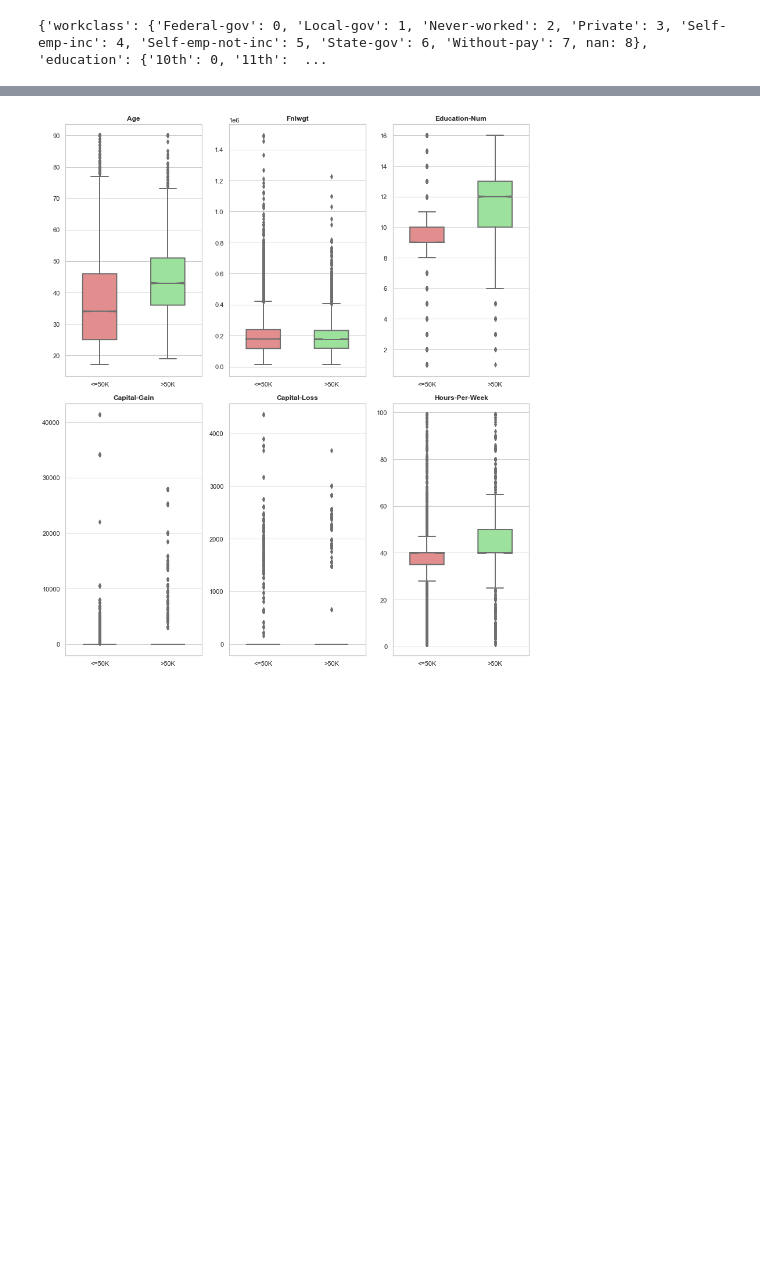
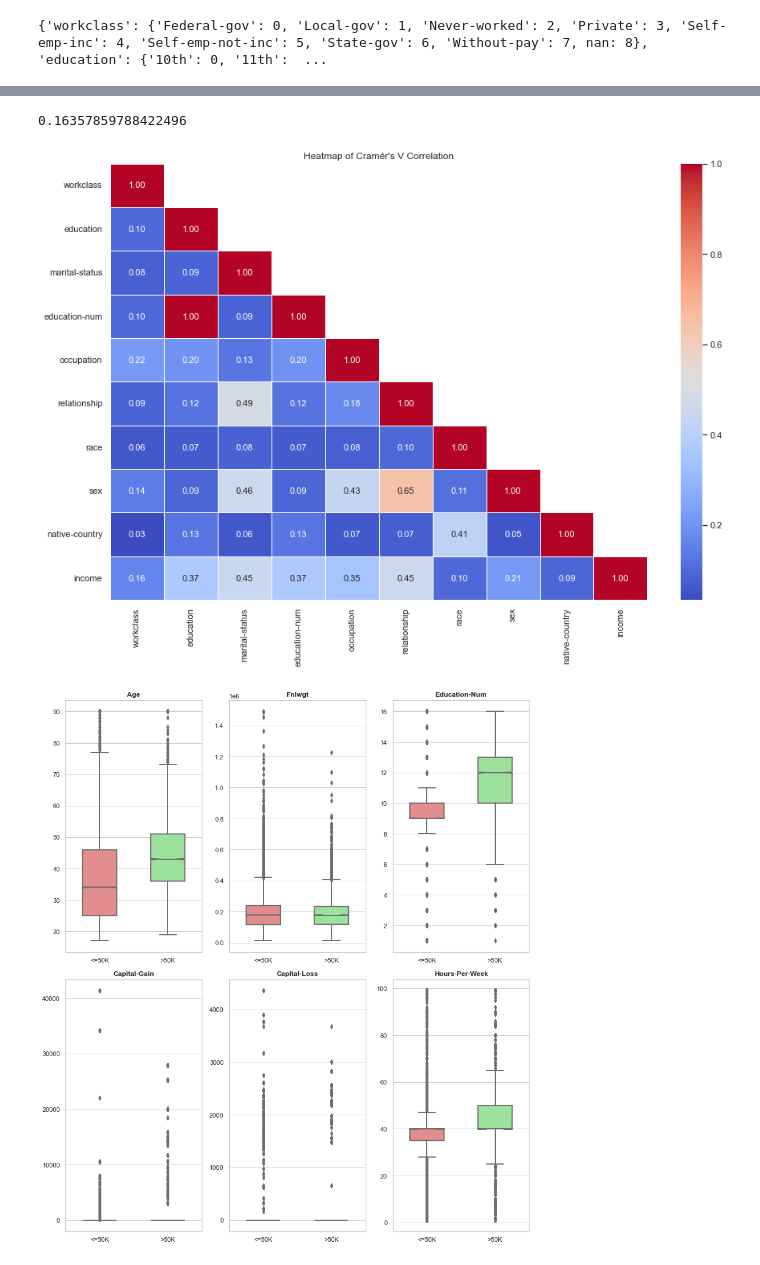
Before and after one commit to Paulina-Iwach/Data_Mining_Project, a Jupyter notebook: Project1.ipynb, the cells around one changed output, grey strips where cells are left out. Saved outputs shown, nothing was run; the diff lists cells and outputs as text; code cells hidden in the pictures; blank space fills up the shorter version.

```diff
--- a/Project1.ipynb
+++ b/Project1.ipynb
@@ -258,3 +262,64 @@ heat_map = sns.heatmap( corr,
+# %%
+def cramers_v(x, y):
+    confusion_matrix = pd.crosstab(x,y)
+    chi2 = ss.chi2_contingency(confusion_matrix)[0]
+    n = confusion_matrix.sum().sum()
+    phi2 = chi2/n
+    r,k = confusion_matrix.shape
+    phi2corr = max(0, phi2-((k-1)*(r-1))/(n-1))
+    rcorr = r-((r-1)**2)/(n-1)
+    kcorr = k-((k-1)**2)/(n-1)
+    return np.sqrt(phi2corr/min((kcorr-1),(rcorr-1)))
+
+cramers_v(df['workclass'],df['income'])
+# %% [output]
+0.16357859788422496
+# %%
+import pandas as pd
+import numpy as np
+import scipy.stats as ss
+import seaborn as sns
+import matplotlib.pyplot as plt
+from itertools import product
+
+def cramers_v(confusion_matrix):
+    """ calculate Cramers V statistic for categorial-categorial association.
+        uses correction from Bergsma and Wicher,
+        Journal of the Korean Statistical Society 42 (2013): 323-328
+    """
+    chi2 = ss.chi2_contingency(confusion_matrix)[0]
+    n = confusion_matrix.sum().sum()  # total sum of the matrix
+    phi2 = chi2 / n
+    r, k = confusion_matrix.shape
+    phi2corr = max(0, phi2 - ((k-1)*(r-1))/(n-1))
+    rcorr = r - ((r-1)**2)/(n-1)
+    kcorr = k - ((k-1)**2)/(n-1)
+    return np.sqrt(phi2corr / min((kcorr-1), (rcorr-1)))
+
+columns_to_analyze = ['workclass', 'education', 'marital-status', 'education-num',
+                      'occupation', 'relationship', 'race', 'sex', 'native-country', 'income']
+correlation_matrix = pd.DataFrame(index=columns_to_analyze, columns=columns_to_analyze)
+
+
+for col1 in columns_to_analyze:
+    for col2 in columns_to_analyze:
+        if col1 != col2:
+            confusion_matrix = pd.crosstab(df[col1], df[col2])
+            correlation_matrix.loc[col1, col2] = cramers_v(confusion_matrix.values)
+        else:
+            correlation_matrix.loc[col1, col2] = 1.0
+
+plt.figure(figsize=(15,10))
+#np.fill_diagonal(correlation_matrix.values, 1)
+correlation_matrix = correlation_matrix.astype(float)  # upewnij się, że wartości są typu float
+sns.heatmap(correlation_matrix, annot=True, cmap='coolwarm', fmt=".2f",
+            mask=np.triu(correlation_matrix, k=1),linewidth=1, linecolor='white' ,annot_kws={"size": 11})
+plt.title("Heatmap of Cramér's V Correlation")
+plt.xticks(rotation=90)
+plt.yticks(rotation=0)
+plt.show()
+# %% [output]
+[figure, added]
 # %%
 sns.set(style="whitegrid")
 
```
Also changed, not shown: parts of 46 cells of this notebook, 1 other file.
